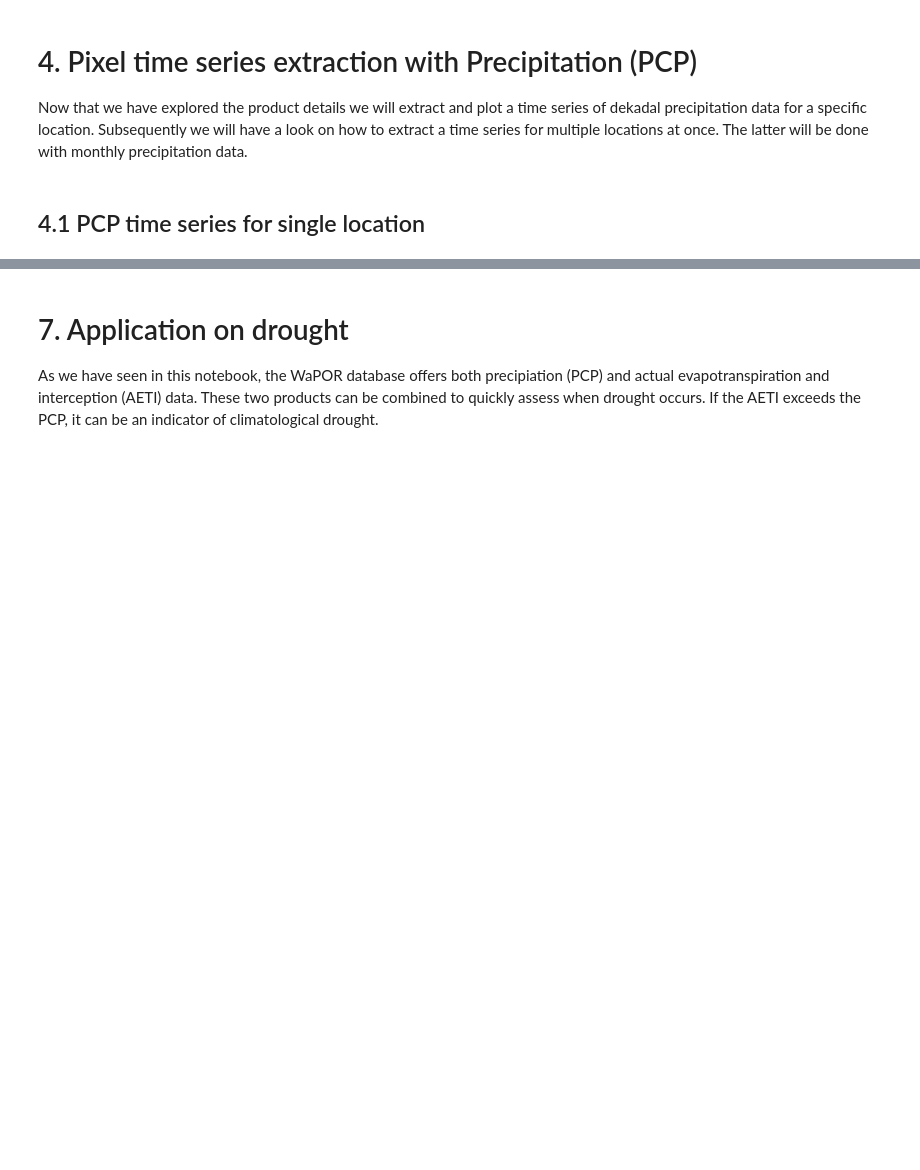
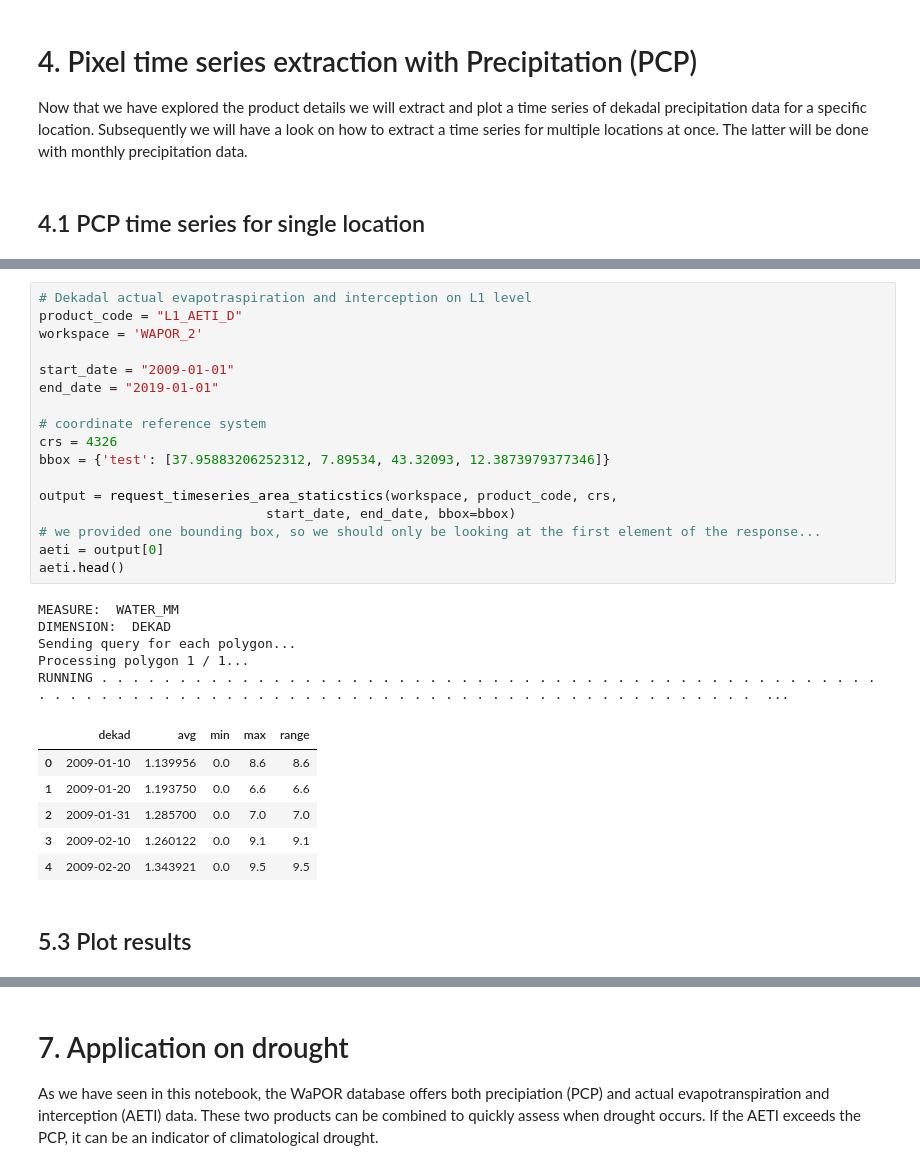
Before and after one commit to EOAfrica/TM_6-2_Information, a Jupyter notebook: Ex_6.2.3_WaPOR/WaPOR.ipynb, the cells around one changed output, grey strips where cells are left out. Saved outputs shown, nothing was run; the diff lists cells and outputs as text; blank space fills up the shorter version.

```diff
--- a/Ex_6.2.3_WaPOR/WaPOR.ipynb
+++ b/Ex_6.2.3_WaPOR/WaPOR.ipynb
@@ -880,0 +572,31 @@ RUNNING {'downloadUrl': 'https://io.apps.fao.org/gismgr/download/5d9b50e1-6c97-4
+# %%
+# Dekadal actual evapotraspiration and interception on L1 level
+product_code = "L1_AETI_D"
+workspace = 'WAPOR_2'
+
+start_date = "2009-01-01"
+end_date = "2019-01-01"
+
+# coordinate reference system
+crs = 4326
+bbox = {'test': [37.95883206252312, 7.89534, 43.32093, 12.3873979377346]}
+
+output = request_timeseries_area_staticstics(workspace, product_code, crs,
+                             start_date, end_date, bbox=bbox)
+# we provided one bounding box, so we should only be looking at the first element of the response...
+aeti = output[0]
+aeti.head()
+# %% [output]
+MEASURE:  WATER_MM
+DIMENSION:  DEKAD
+Sending query for each polygon...
+Processing polygon 1 / 1...
+RUNNING . . . . . . . . . . . . . . . . . . . . . . . . . . . . . . . . . . . . . . . . . . . . . . . . . . . . . . . . . . . . . . . . . . . . . . . . . . . . . . . . . . . . . . . . . . . . . . . .  ...
+|  | dekad | avg | min | max | range |
+| 0 | 2009-01-10 | 1.139956 | 0.0 | 8.6 | 8.6 |
+| 1 | 2009-01-20 | 1.193750 | 0.0 | 6.6 | 6.6 |
+| 2 | 2009-01-31 | 1.285700 | 0.0 | 7.0 | 7.0 |
+| 3 | 2009-02-10 | 1.260122 | 0.0 | 9.1 | 9.1 |
+| 4 | 2009-02-20 | 1.343921 | 0.0 | 9.5 | 9.5 |
+# %% [markdown]
+## 5.3 Plot results
```
Also changed, not shown: parts of 103 cells of this notebook, 2 other files.
